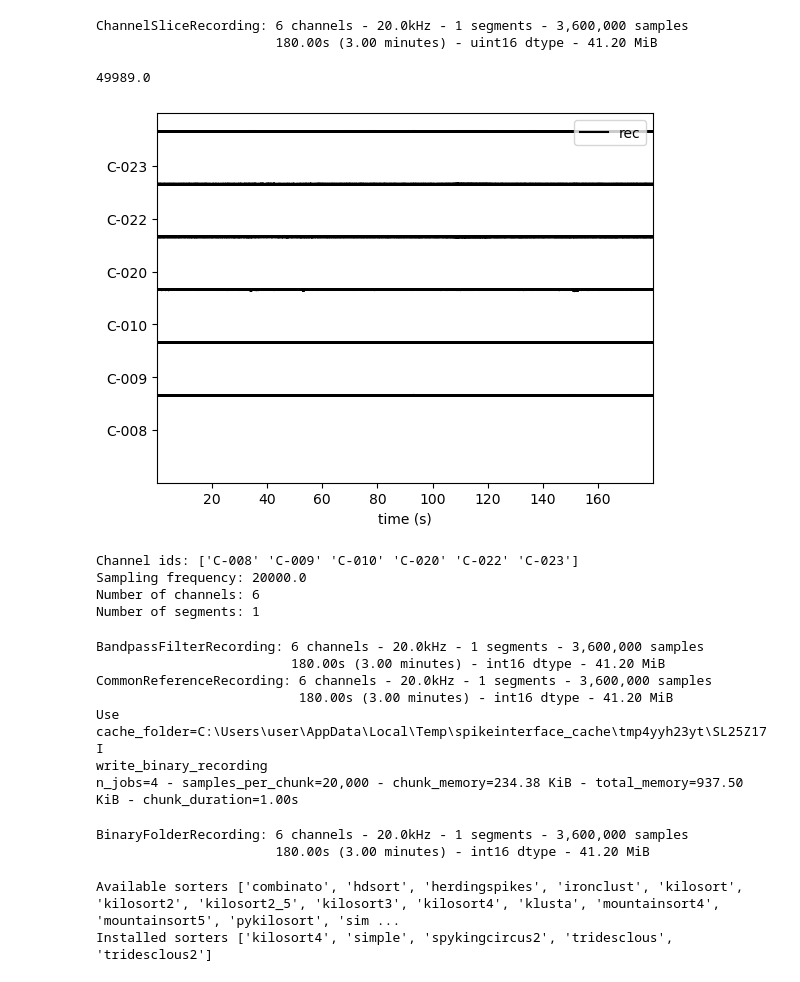
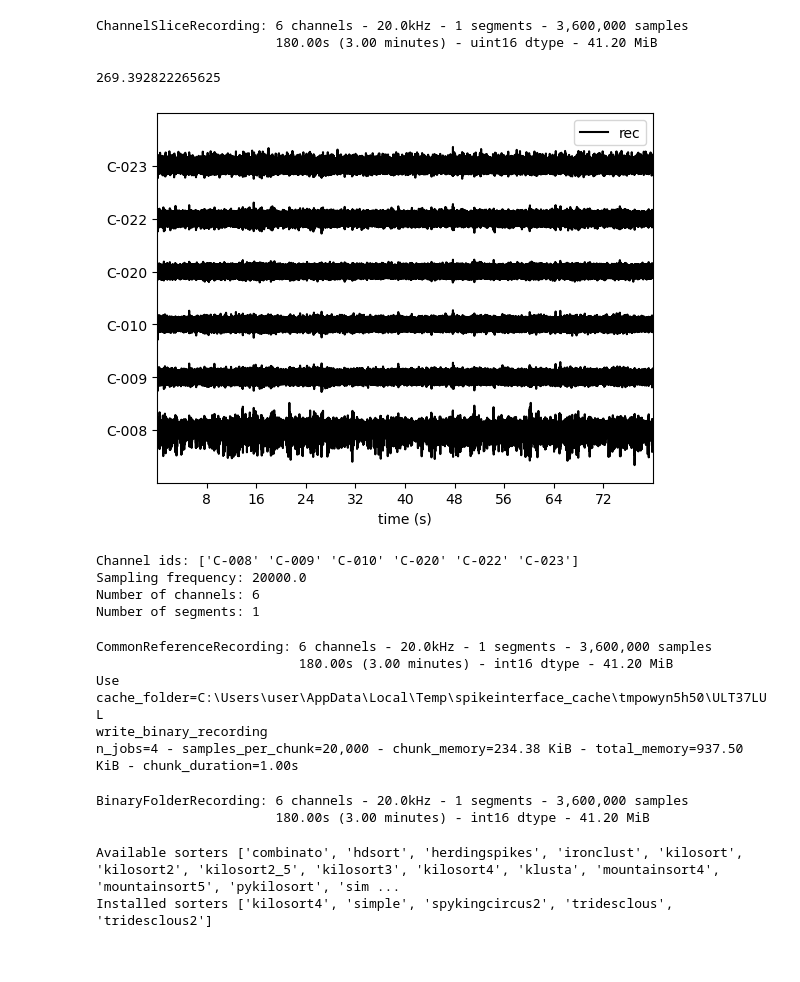
Before and after one commit to ChooYeonseo/intan-spike-sorter, a Jupyter notebook: 1_design_the_probe.ipynb, the cells around one changed output. Cells and saved outputs as stored; diff of their text form; code cells hidden in the pictures.

```diff
--- a/1_design_the_probe.ipynb
+++ b/1_design_the_probe.ipynb
@@ -1,7 +1,7 @@
 # %% [markdown]
 # Welcome! To **LINK lab** customized spike sorter
 # %%
-data_dir = r"C:\Users\user\sean\experiment_data\241111 invivo\241111 6pm\241111 invivo_241111_175041\241111 invivo_241111_175341.rhd"
+data_dir = r"C:\Users\user\sean\experiment_data\241111 invivo\241113 11am\241113 11_10am_241113_111032\241113 11_10am_241113_111332.rhd"
 filename=data_dir.split("\\")[-1]
 output_dir = data_dir.replace(filename,filename.split(".")[0] + "_analysis_kilosort4")
 output_dir_bin = data_dir.replace(filename,filename.split(".")[0] + "_analyzer_KS4_binary")
@@ -59,10 +61,10 @@ print(recording)
 ChannelSliceRecording: 6 channels - 20.0kHz - 1 segments - 3,600,000 samples
                        180.00s (3.00 minutes) - uint16 dtype - 41.20 MiB
 # %%
-w_ts = sw.plot_traces(recording, time_range=(0, 180), show_channel_ids=True)
+w_ts = sw.plot_traces(recording, time_range=(0, 80), show_channel_ids=True, return_scaled=True)
 # %% [output]
-49989.0
+269.392822265625
-[figure, old version]
+[figure, new version]
 # %%
 channel_ids = recording.get_channel_ids()
 fs = recording.get_sampling_frequency()
@@ -79,9 +81,8 @@ Sampling frequency: 20000.0
 Number of channels: 6
 Number of segments: 1
 # %%
-recording_cmr = recording
 recording_f = spre.bandpass_filter(recording, freq_min=300, freq_max=6000)
-print(recording_f)
+recording_f = spre.notch_filter(recording_f, freq=60)
 recording_cmr = spre.common_reference(recording_f, reference="global", operator="median")
 print(recording_cmr)
 
@@ -89,11 +90,9 @@ print(recording_cmr)
 recording_preprocessed = recording_cmr.save(format="binary")
 print(recording_preprocessed)
 # %% [output]
-BandpassFilterRecording: 6 channels - 20.0kHz - 1 segments - 3,600,000 samples
-                         180.00s (3.00 minutes) - int16 dtype - 41.20 MiB
 CommonReferenceRecording: 6 channels - 20.0kHz - 1 segments - 3,600,000 samples
                           180.00s (3.00 minutes) - int16 dtype - 41.20 MiB
-Use cache_folder=C:\Users\user\AppData\Local\Temp\spikeinterface_cache\tmp4yyh23yt\SL25Z17I
+Use cache_folder=C:\Users\user\AppData\Local\Temp\spikeinterface_cache\tmpowyn5h50\ULT37LUL
 write_binary_recording
 n_jobs=4 - samples_per_chunk=20,000 - chunk_memory=234.38 KiB - total_memory=937.50 KiB - chunk_duration=1.00s
 BinaryFolderRecording: 6 channels - 20.0kHz - 1 segments - 3,600,000 samples
```
Also changed, not shown: parts of 18 cells of this notebook, 1 other file.
